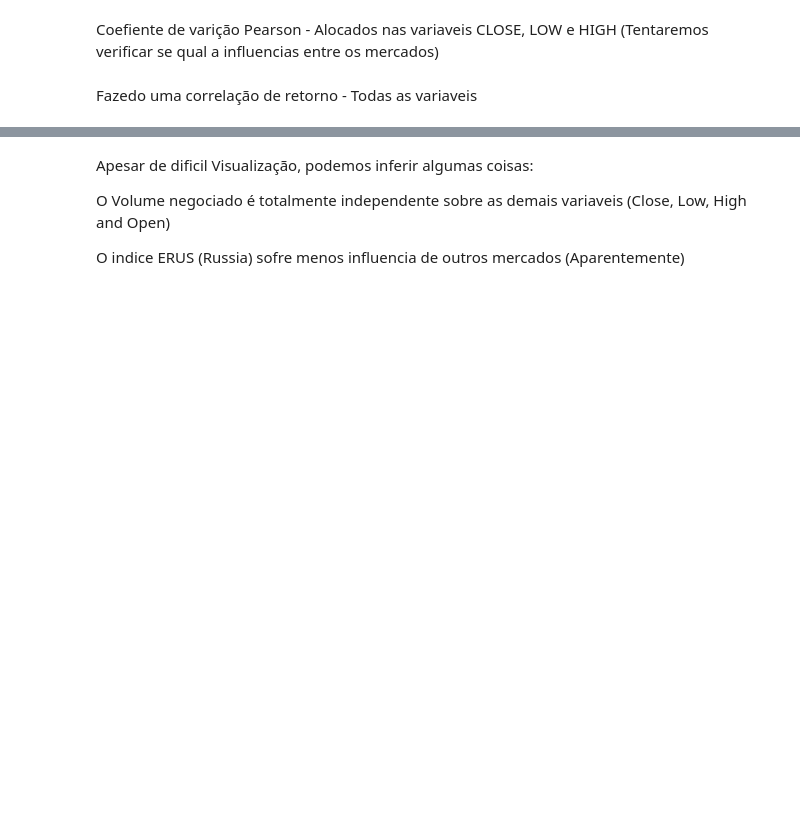
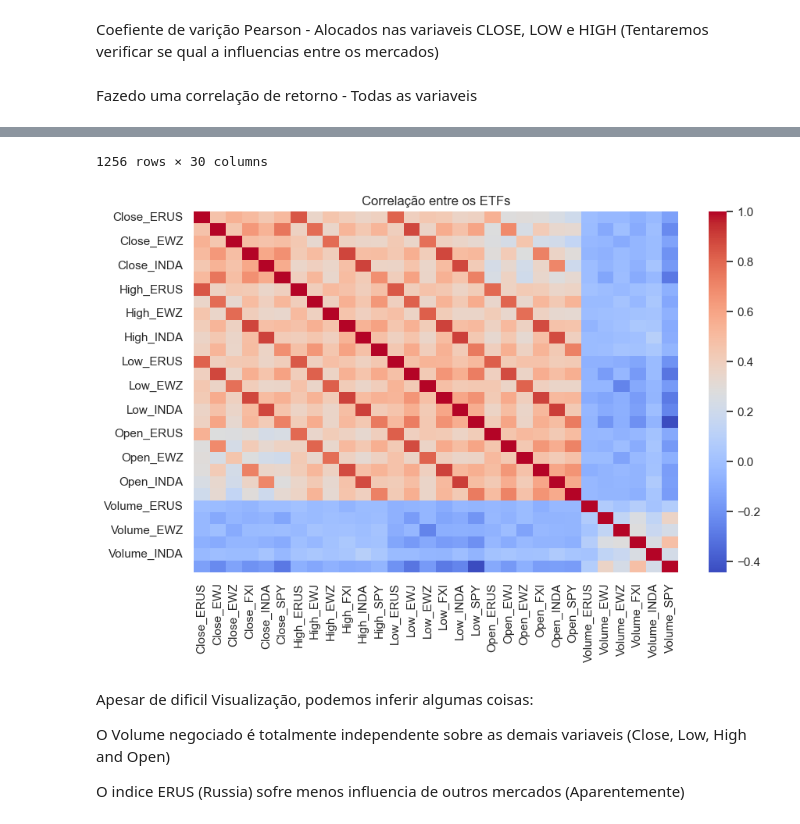
Before and after one commit to PatrickGomesFea-Dev/Dados_projeto_entrada, a Jupyter notebook: Dados_replicação_artigo.ipynb, the cells around one changed output, grey strips where cells are left out. Drawn from its saved outputs; the diff is of its cells as text; code cells hidden in the pictures; blank space fills up the shorter version.

```diff
--- a/Dados_replicação_artigo.ipynb
+++ b/Dados_replicação_artigo.ipynb
@@ -52,0 +16,33 @@ display(data)
+# %%
+# Tickers indice-pais
+tickers = ['EWZ', 'EWJ', 'ERUS', 'INDA', 'FXI', 'SPY'] # Brasil, Japão, Russia, India, China, S&P 500. Respectivamente.
+
+Brics = ['EWZ' , 'FXI', 'ERUS', 'INDA']
+
+Desenvolvidos = ['EWJ' , 'SPY']
+
+Variaveis = ['Close', 'Open', 'High', 'Low', 'Volume']
+
+# Intervalo de datas
+start_date = '2015-01-01'
+end_date = '2019-12-31'
+
+
+# Dados históricos dos tickers
+data = yf.download(tickers, start=start_date, end=end_date)
+
+# Transformar MultiIndex em colunas normais
+data.columns = [f"{col[0]}_{col[1]}" for col in data.columns]
+
+#Acertando datas
+data.index = pd.to_datetime(data.index)
+
+Return_percent_day = data.pct_change().dropna()  # Calcula a variação percentual diária de cada variavel (coluna) - Retornos Diários
+
+mean_return = Return_percent_day.mean()
+std_dev = Return_percent_day.std()
+coef_var = std_dev / mean_return
+
+display(data)
+
+display(Return_percent_day)
@@ -56,13 +82,10 @@ Coefiente de varição Pearson -  Alocados nas variaveis CLOSE, LOW e HIGH (Tent
 Fazedo uma correlação de retorno - Todas as variaveis
 # %%
 #Todas variaves - Heatmap
-
-returns = data.pct_change().dropna()  # Calcula a variação percentual diária de cada variavel (coluna) - Retornos Diários
-
-#display(returns)
-
+display(Return_percent_day)
 
 plt.figure(figsize=(10, 6))
-sns.heatmap(returns.corr(), cmap='coolwarm')
+sns.heatmap(Return_percent_day.corr(), cmap='coolwarm')
 plt.title('Correlação entre os ETFs')
 plt.show()
+# %% [output]
@@ -69,3 +105,5 @@ plt.show()
+1256 rows × 30 columns
+[figure, added]
 # %% [markdown]
 Apesar de dificil Visualização, podemos inferir algumas coisas:
 
```
Also changed, not shown: parts of 19 cells of this notebook.
